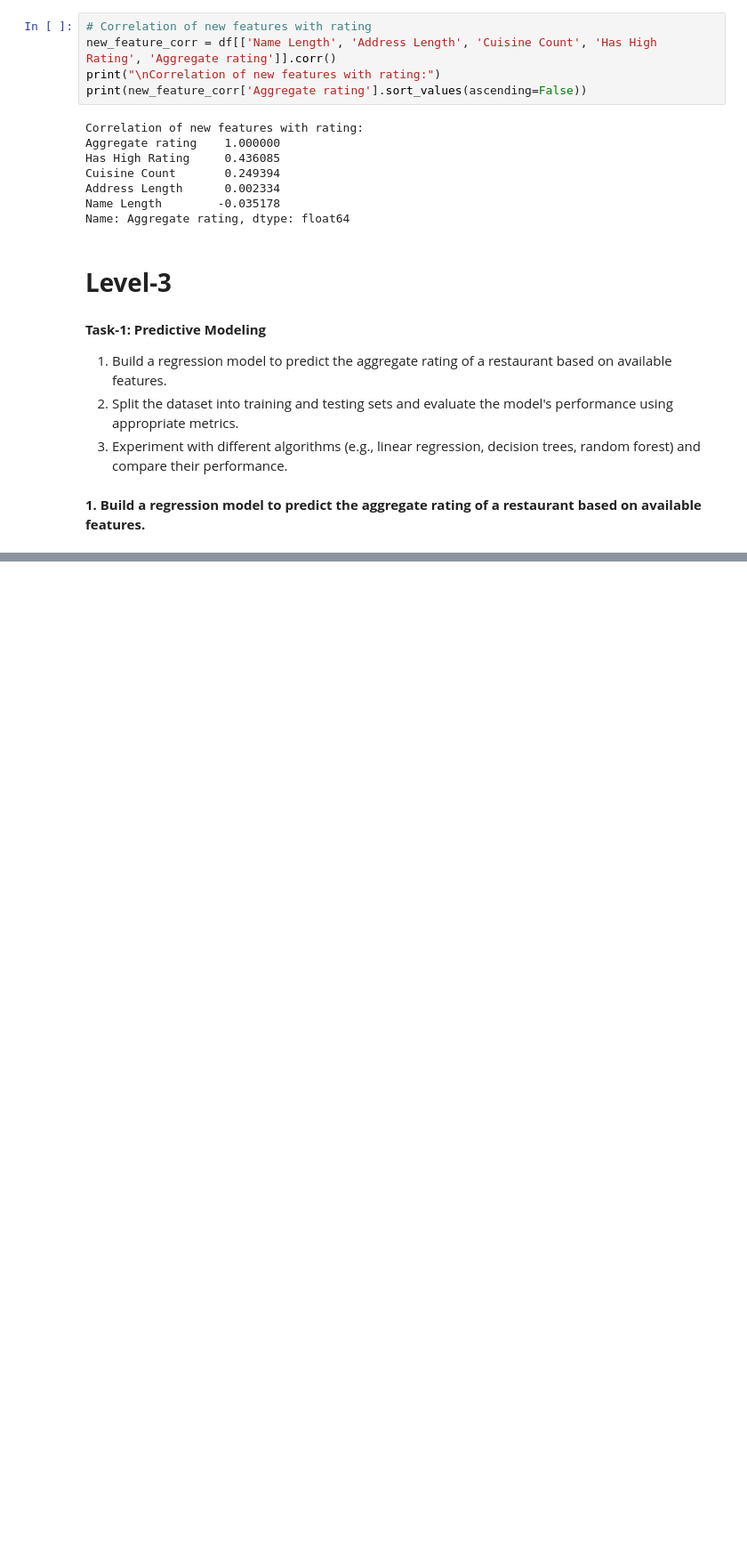
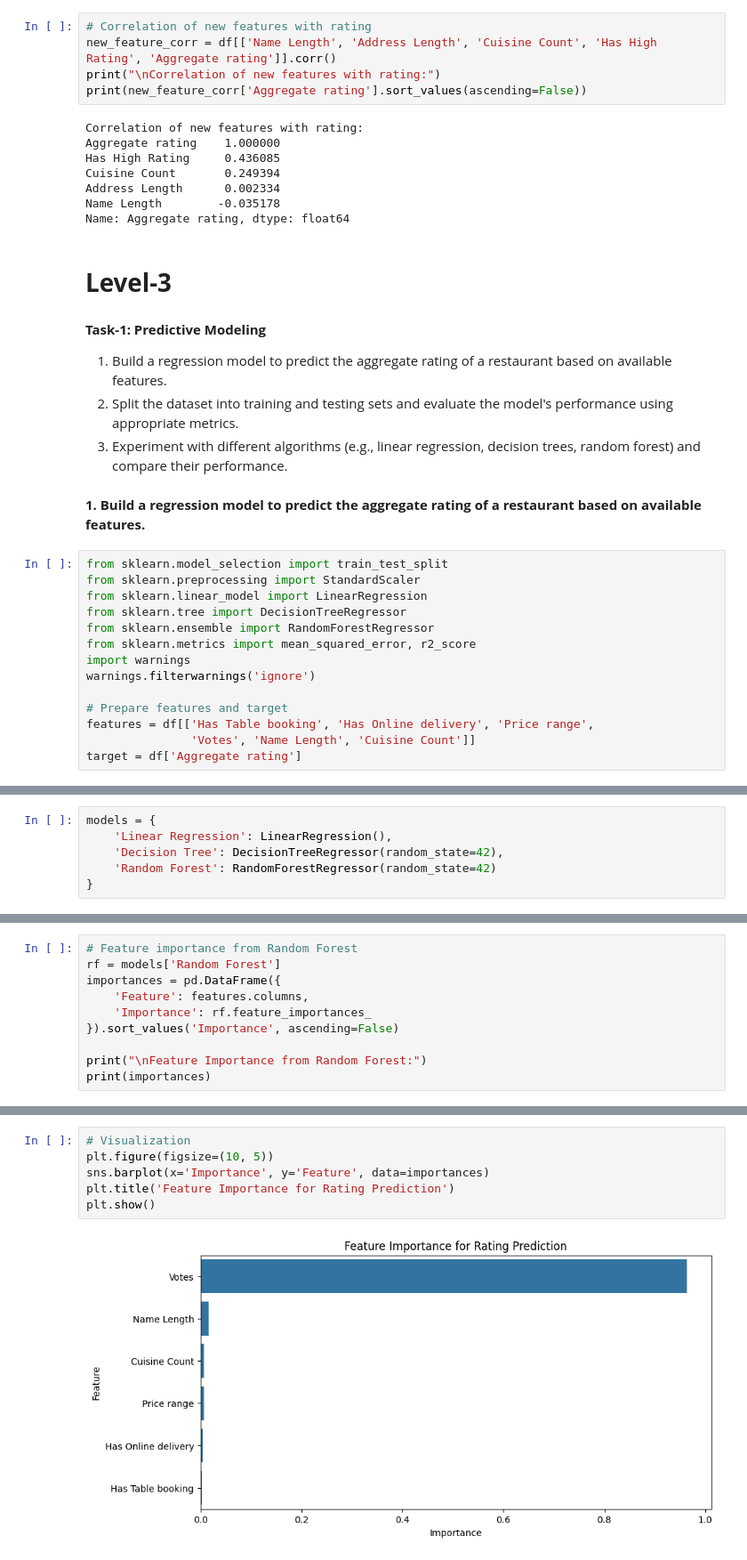
Before and after one commit to swagat2001/restaurant-data-analysis, a Jupyter notebook: resturant.ipynb, the cells around one changed output, grey strips where cells are left out. Shown at 89% size. Cells and saved outputs as stored; diff of their text form; blank space fills up the shorter version.

```diff
--- a/resturant.ipynb
+++ b/resturant.ipynb
@@ -515,3 +515,17 @@ Name: Aggregate rating, dtype: float64
 3. Experiment with different algorithms (e.g., linear regression, decision trees, random forest) and compare their performance.
 # %% [markdown]
 **1. Build a regression model to predict the aggregate rating of a restaurant based on available features.**
+# %%
+from sklearn.model_selection import train_test_split
+from sklearn.preprocessing import StandardScaler
+from sklearn.linear_model import LinearRegression
+from sklearn.tree import DecisionTreeRegressor
+from sklearn.ensemble import RandomForestRegressor
+from sklearn.metrics import mean_squared_error, r2_score
+import warnings
+warnings.filterwarnings('ignore')
+
+# Prepare features and target
+features = df[['Has Table booking', 'Has Online delivery', 'Price range',
+               'Votes', 'Name Length', 'Cuisine Count']]
+target = df['Aggregate rating']
@@ -517,0 +544,6 @@ Name: Aggregate rating, dtype: float64
+# %%
+models = {
+    'Linear Regression': LinearRegression(),
+    'Decision Tree': DecisionTreeRegressor(random_state=42),
+    'Random Forest': RandomForestRegressor(random_state=42)
+}
@@ -517,0 +571,10 @@ Name: Aggregate rating, dtype: float64
+# %%
+# Feature importance from Random Forest
+rf = models['Random Forest']
+importances = pd.DataFrame({
+    'Feature': features.columns,
+    'Importance': rf.feature_importances_
+}).sort_values('Importance', ascending=False)
+
+print("\nFeature Importance from Random Forest:")
+print(importances)
@@ -517,0 +590,8 @@ Name: Aggregate rating, dtype: float64
+# %%
+# Visualization
+plt.figure(figsize=(10, 5))
+sns.barplot(x='Importance', y='Feature', data=importances)
+plt.title('Feature Importance for Rating Prediction')
+plt.show()
+# %% [output]
+[figure, added]
```
Also changed, not shown: parts of 6 cells of this notebook, 1 other file.
